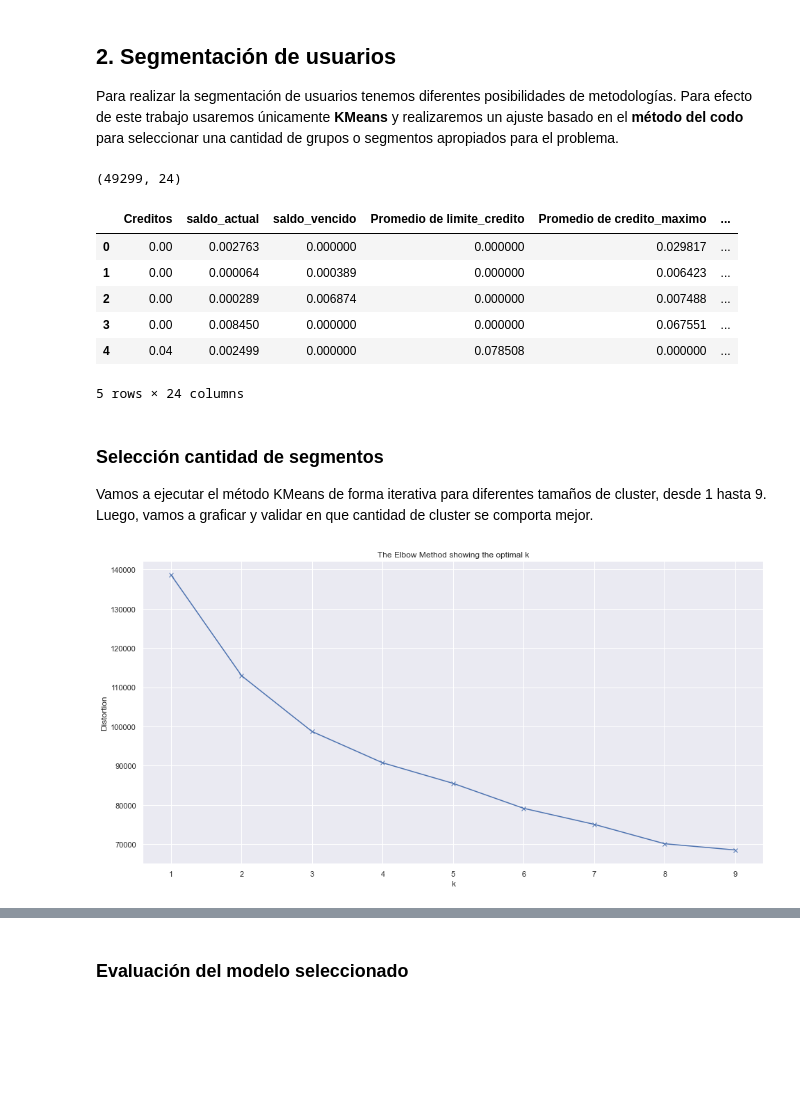
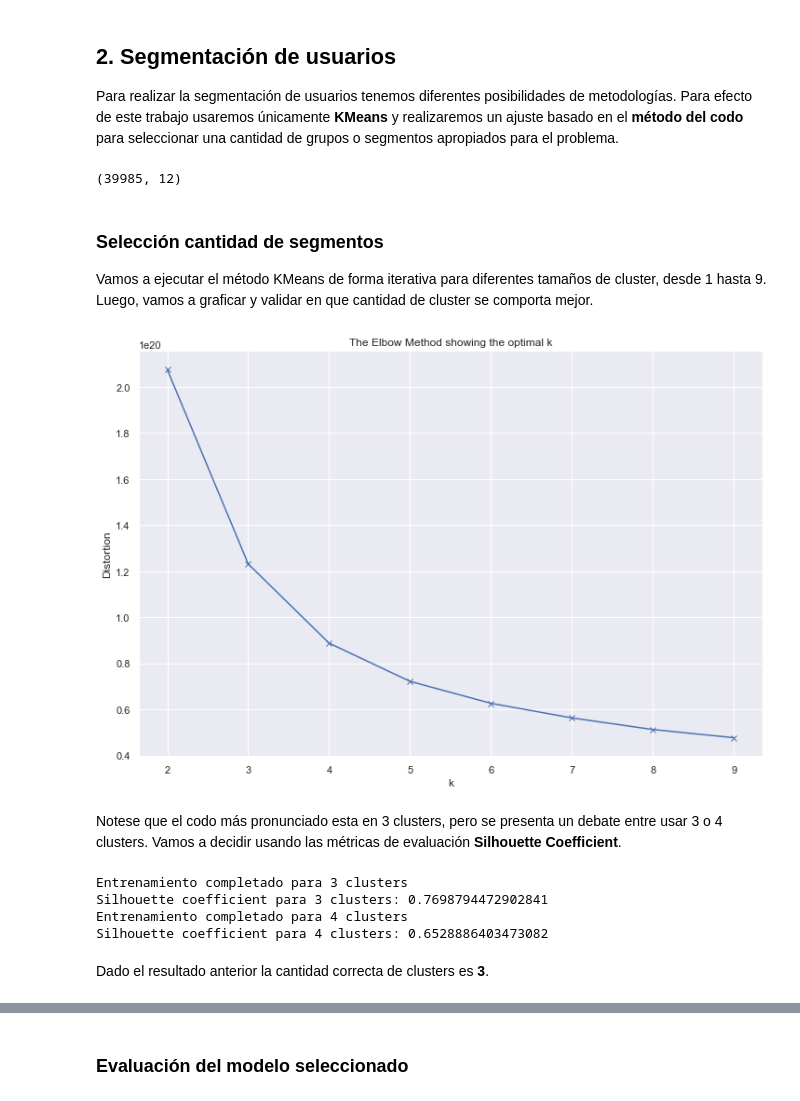
Before and after one commit to dazulu4/-qiip-technical-test, a Jupyter notebook: Parte3.ipynb, the cells around one changed output, grey strips where cells are left out. Saved outputs shown, nothing was run; the diff lists cells and outputs as text; code cells hidden in the pictures; blank space fills up the shorter version.

```diff
--- a/Parte3.ipynb
+++ b/Parte3.ipynb
@@ -55,43 +54,57 @@ memory usage: 9.4 MB
 Para realizar la segmentación de usuarios tenemos diferentes posibilidades de metodologías. Para efecto de este trabajo usaremos únicamente **KMeans** y realizaremos un ajuste basado en el **método del codo** para seleccionar una cantidad de grupos o segmentos apropiados para el problema.
 # %%
 # Eliminamos la variable objetivo ya que no aporta en la segmentación
-group_df = df.drop(columns="Y")
+group_df = df.copy()
+# group_df = df[df.outlier == 0].copy().drop(columns='outlier')
+# group_high_df = df[df.outlier == 1].copy().drop(columns='outlier')
+# group_high_df['cluster'] = -1
 
 # Dejemos escalados los datos para el modelado de Clustering
-scaler, columns = MinMaxScaler(), group_df.columns
-group_scaled_df = pd.DataFrame(scaler.fit_transform(group_df), columns=columns)
+# scaler, columns = MinMaxScaler(), group_df.columns
+# group_scaled_df = pd.DataFrame(scaler.fit_transform(group_df), columns=columns)
 
-group_scaled_df.shape
+# group_high_df.shape, group_df.shape, group_scaled_df.shape
+group_df.shape #, group_scaled_df.shape
 # %% [output]
-(49299, 24)
+(39985, 12)
-# %%
-group_scaled_df.head()
-# %% [output]
-|  | Creditos | saldo_actual | saldo_vencido | Promedio de limite_credito | Promedio de credito_maximo | ... |
-| 0 | 0.00 | 0.002763 | 0.000000 | 0.000000 | 0.029817 | ... |
-| 1 | 0.00 | 0.000064 | 0.000389 | 0.000000 | 0.006423 | ... |
-| 2 | 0.00 | 0.000289 | 0.006874 | 0.000000 | 0.007488 | ... |
-| 3 | 0.00 | 0.008450 | 0.000000 | 0.000000 | 0.067551 | ... |
-| 4 | 0.04 | 0.002499 | 0.000000 | 0.078508 | 0.000000 | ... |
-5 rows × 24 columns
 # %% [markdown]
 ### Selección cantidad de segmentos
 
 Vamos a ejecutar el método KMeans de forma iterativa para diferentes tamaños de cluster, desde 1 hasta 9. Luego, vamos a graficar y validar en que cantidad de cluster se comporta mejor.
+# %%
+def run_clustering_range(X, lower=1, upper=10):
+    distortions = []
+    range_ = range(lower, upper)
+    for k in range_:
+        model = KMeans(n_clusters=k, random_state=0)
+        model.fit(X)
+        distortions.append(model.inertia_)
+    return distortions, range_
+
+def show_clustering_elbow(distortions, range_):
+    plt.figure(figsize=(12, 8))
+    plt.plot(range_, distortions, 'bx-')
+    plt.xlabel('k')
+    plt.ylabel('Distortion')
+    plt.title('The Elbow Method showing the optimal k')
+    plt.show()
 # %%
-distortions = []
-range_ = range(1, 10)
-for k in range_:
-    model = KMeans(n_clusters=k)
-    model.fit(group_scaled_df)
-    distortions.append(model.inertia_)
+distortions, range_ = run_clustering_range(group_df, 2, 10)
+show_clustering_elbow(distortions, range_)
+# %% [output]
+[figure, added]
-# %%
-plt.figure(figsize=(16,8))
-plt.plot(range_, distortions, 'bx-')
-plt.xlabel('k')
-plt.ylabel('Distortion')
-plt.title('The Elbow Method showing the optimal k')
-plt.show()
-# %% [output]
-[figure, removed]
+# %% [markdown]
+Notese que el codo más pronunciado esta en 3 clusters, pero se presenta un debate entre usar 3 o 4 clusters. Vamos a decidir usando las métricas de evaluación **Silhouette Coefficient**.
+# %%
+for k in [3, 4]:
+    model_ = KMeans(n_clusters=k, random_state=0).fit(group_df)
+    print(f"Entrenamiento completado para {k} clusters")
+    print(f"Silhouette coefficient para {k} clusters: {silhouette_score(group_df, model_.labels_, metric='euclidean')}")
+# %% [output]
+Entrenamiento completado para 3 clusters
+Silhouette coefficient para 3 clusters: 0.7698794472902841
+Entrenamiento completado para 4 clusters
+Silhouette coefficient para 4 clusters: 0.6528886403473082
+# %% [markdown]
+Dado el resultado anterior la cantidad correcta de clusters es **3**.
 # %%
```
Also changed, not shown: parts of 32 cells of this notebook, 7 other files.
